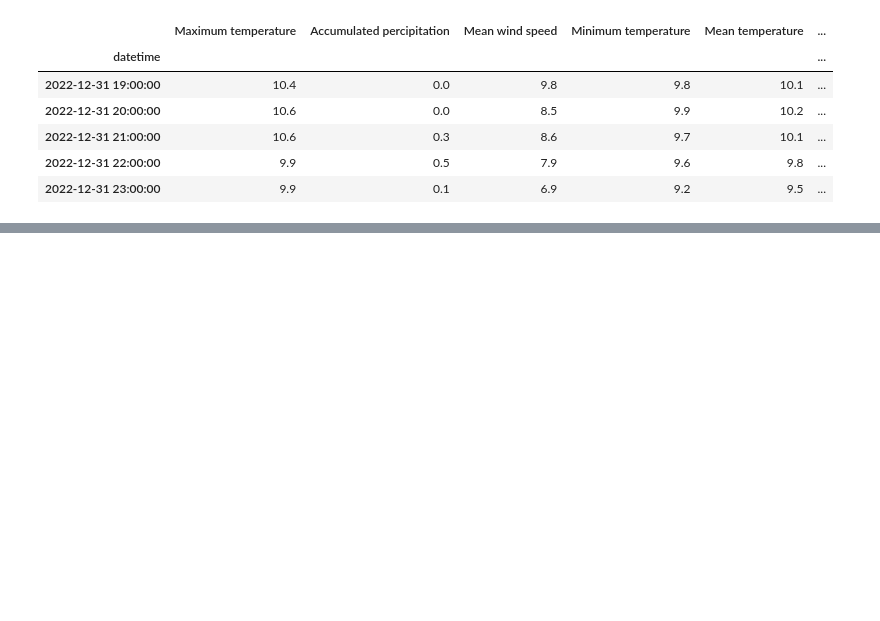
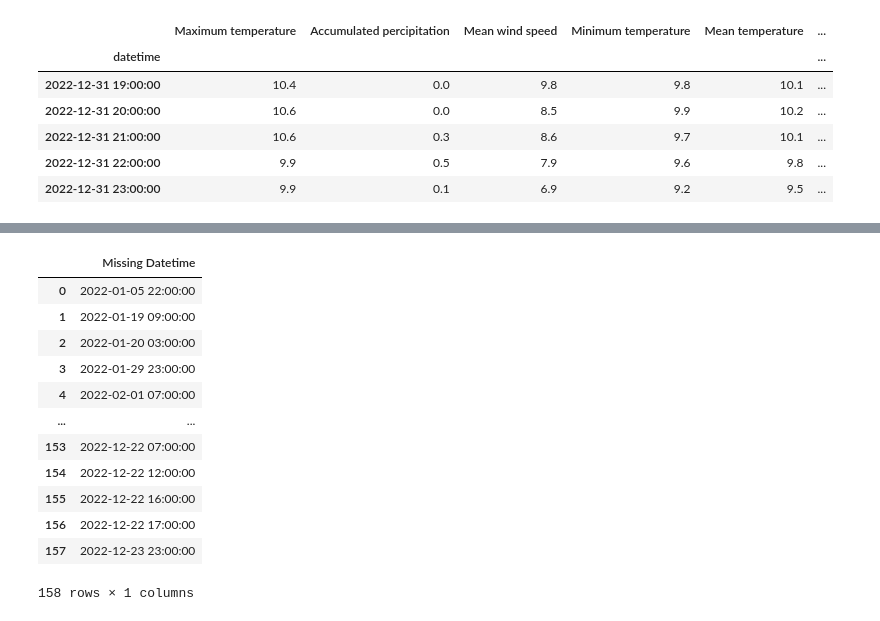
Before and after one commit to dzzz707/46765-ml-for-energy-systems, a Jupyter notebook: assignment1/Data process/Weather data.ipynb, the cells around one changed output, grey strips where cells are left out. Saved outputs shown, nothing was run; the diff lists cells and outputs as text; code cells hidden in the pictures; blank space fills up the shorter version.

```diff
--- a/assignment1/Data process/Weather data.ipynb
+++ b/assignment1/Data process/Weather data.ipynb
@@ -164,0 +223,32 @@ Weather.to_csv('Data assignment 1/Weather data.csv', index=True)
+# %%
+Weather['datetime'] = pd.to_datetime(Weather['datetime'])
+
+# Create a complete range of timestamps for the period covered in the DataFrame
+# Set the frequency to hourly
+start_time = Weather['datetime'].min().replace(minute=0, second=0, microsecond=0)
+end_time = Weather['datetime'].max().replace(minute=0, second=0, microsecond=0)
+
+# Generate the complete time range
+full_time_range = pd.date_range(start=start_time, end=end_time, freq='H')
+
+# Find the missing timestamps by comparing the complete range with the actual timestamps
+missing_hours = full_time_range.difference(Weather['datetime'])
+
+# Create a DataFrame to display missing hours
+missing_hours_df = pd.DataFrame(missing_hours, columns=['Missing Datetime'])# Print the missing hours
+# %%
+missing_hours_df
+# %% [output]
+|  | Missing Datetime |
+| 0 | 2022-01-05 22:00:00 |
+| 1 | 2022-01-19 09:00:00 |
+| 2 | 2022-01-20 03:00:00 |
+| 3 | 2022-01-29 23:00:00 |
+| 4 | 2022-02-01 07:00:00 |
+| ... | ... |
+| 153 | 2022-12-22 07:00:00 |
+| 154 | 2022-12-22 12:00:00 |
+| 155 | 2022-12-22 16:00:00 |
+| 156 | 2022-12-22 17:00:00 |
+| 157 | 2022-12-23 23:00:00 |
+158 rows × 1 columns
```
Also changed, not shown: parts of 22 cells of this notebook.
